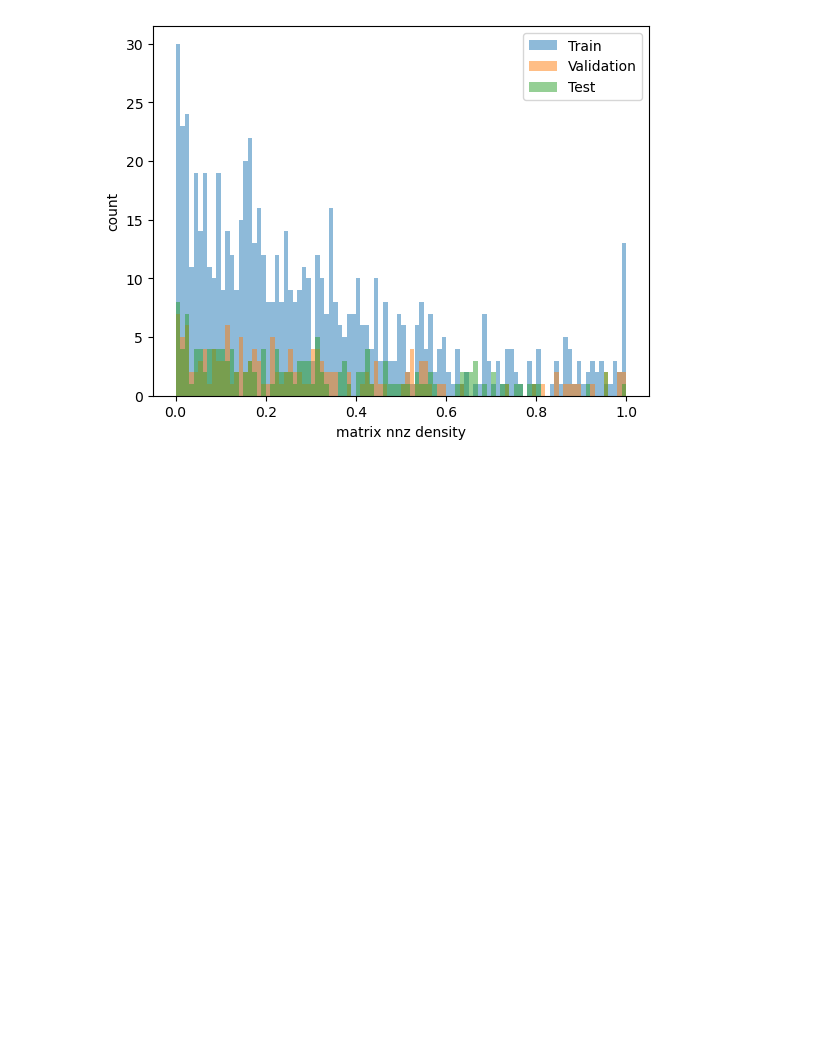
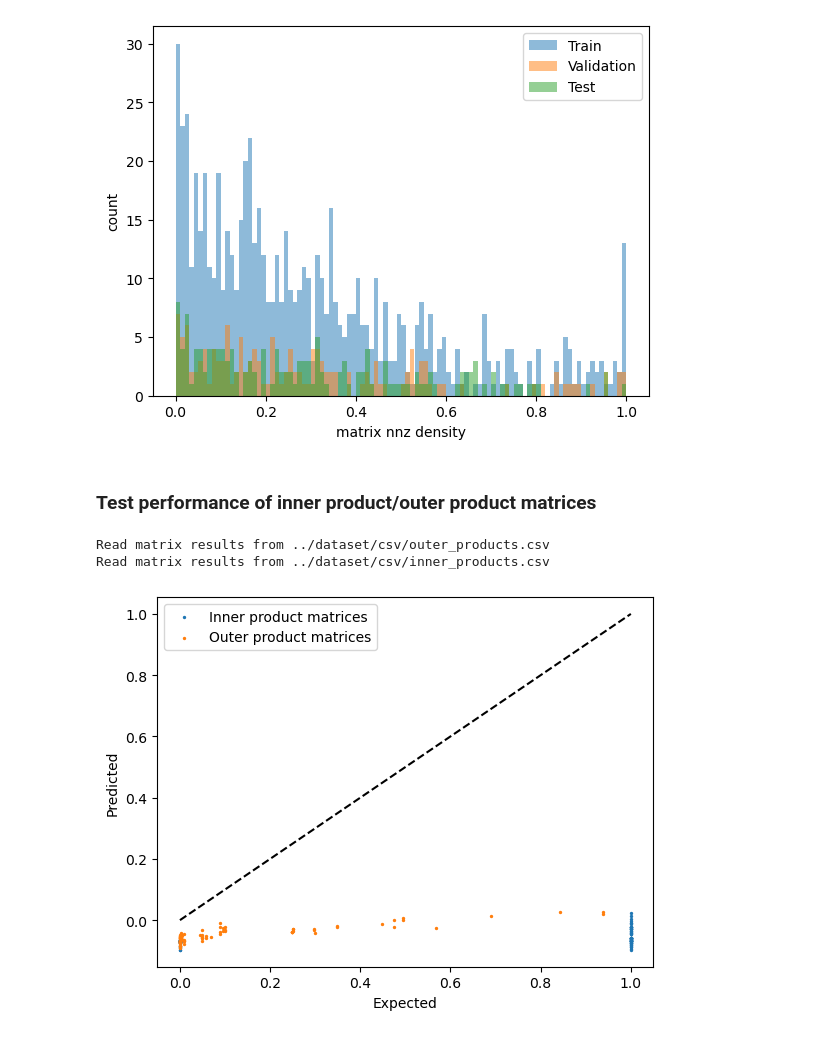
Before and after one commit to CharliePu/SparseMatrixDensity, a Jupyter notebook: GCNModel/evaluate.ipynb, the cells around one changed output. Cells and saved outputs as stored; diff of their text form; code cells hidden in the pictures; blank space fills up the shorter version.

Commit message:
Generate non-square matrices

```diff
--- a/GCNModel/evaluate.ipynb
+++ b/GCNModel/evaluate.ipynb
@@ -179,3 +179,29 @@ plt.legend()
 plt.show()
 # %% [output]
 [figure]
+# %% [markdown]
+### Test performance of inner product/outer product matrices
+# %%
+# Load the new datasets
+outer_dataset = SparseMatrixDataset(root="../dataset", name='outer_products')
+inner_dataset = SparseMatrixDataset(root="../dataset", name='inner_products')
+
+outer_loader = DataLoader(outer_dataset, batch_size=1, shuffle=True)
+outer_expected, outer_predicted = count(model, outer_loader)
+
+inner_loader = DataLoader(inner_dataset, batch_size=1, shuffle=True)
+inner_expected, inner_predicted = count(model, inner_loader)
+
+# Plot scatter plot
+plt.figure()
+plt.scatter(inner_expected, inner_predicted, label="Inner product matrices", s=2)
+plt.scatter(outer_expected, outer_predicted, label="Outer product matrices", s=2)
+plt.plot([min(inner_expected), max(inner_expected)], [min(inner_expected), max(inner_expected)], 'k--')  # 'k--' denotes a black dashed line
+plt.xlabel("Expected")
+plt.ylabel("Predicted")
+plt.legend()
+plt.show()
+# %% [output]
+Read matrix results from ../dataset/csv/outer_products.csv
+Read matrix results from ../dataset/csv/inner_products.csv
+[figure, added]
```
Also changed, not shown: parts of 1 cell of this notebook, 3 other files.
